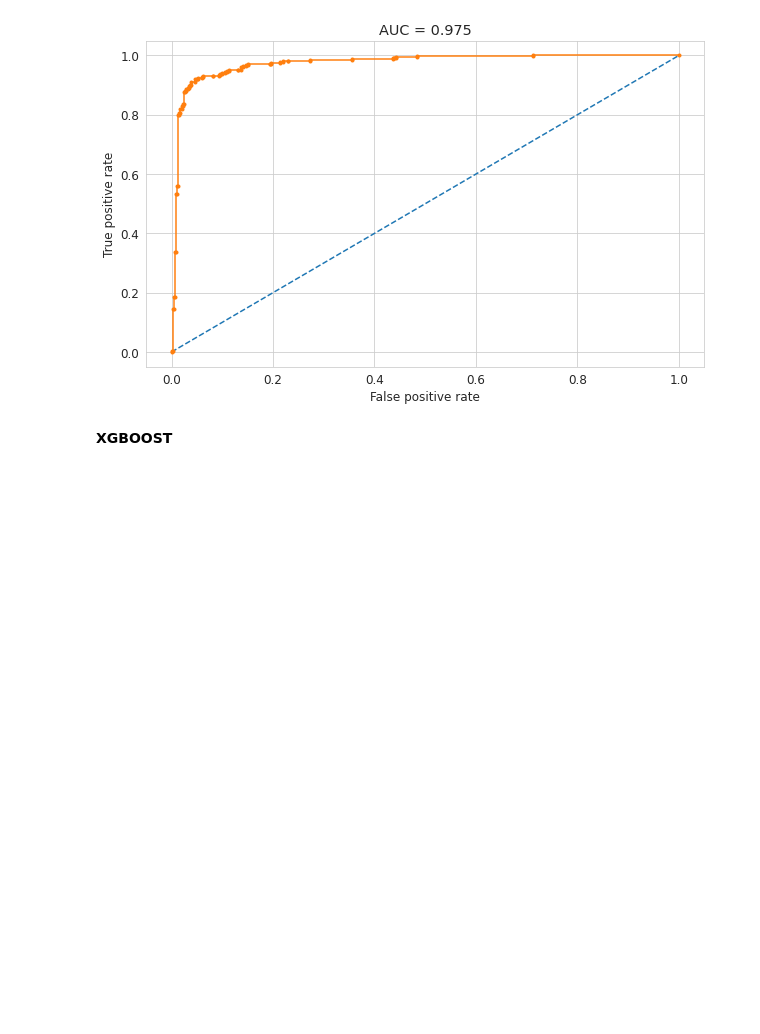
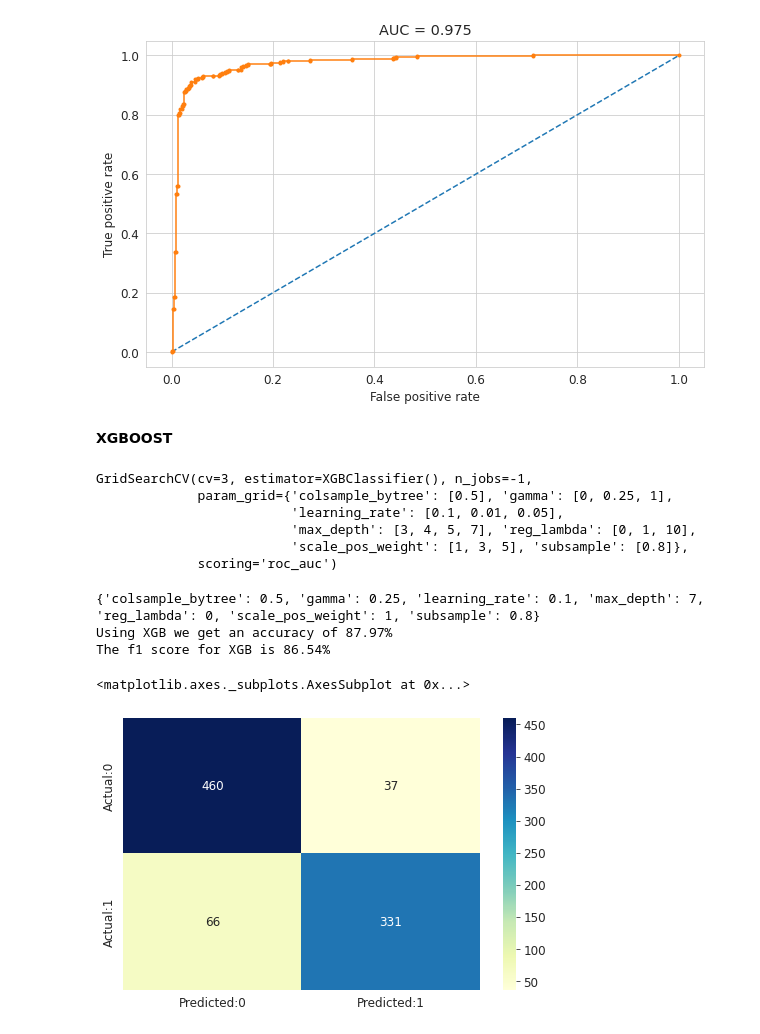
Before and after one commit to Ayushman0Singh/CardiovascularDiseaseRiskPrediction, a Jupyter notebook: CardiovascularRiskPrediction.ipynb, the cells around one changed output. Saved outputs shown, nothing was run; the diff lists cells and outputs as text; code cells hidden in the pictures; blank space fills up the shorter version.

Commit message:
XGboost, Comparision of all the models, conclusion

```diff
--- a/CardiovascularRiskPrediction.ipynb
+++ b/CardiovascularRiskPrediction.ipynb
@@ -715,3 +715,41 @@ plt.show()
 [figure]
 # %% [markdown]
 **XGBOOST**
+# %%
+import xgboost as xgb
+xgb_cl = xgb.XGBClassifier(objective="binary:logistic") # uing XGboost for binary classification
+param_grid = {"max_depth": [3, 4, 5, 7], "learning_rate": [0.1, 0.01, 0.05],"gamma": [0, 0.25, 1],"reg_lambda": [0, 1, 10],"scale_pos_weight": [1, 3, 5],
+              "subsample": [0.8],"colsample_bytree": [0.5]}
+xgb_clf = GridSearchCV(xgb_cl, param_grid, n_jobs=-1, cv=3, scoring="roc_auc")
+#training
+xgb_clf.fit(X_train,y_train)
+# %% [output]
+GridSearchCV(cv=3, estimator=XGBClassifier(), n_jobs=-1,
+             param_grid={'colsample_bytree': [0.5], 'gamma': [0, 0.25, 1],
+                         'learning_rate': [0.1, 0.01, 0.05],
+                         'max_depth': [3, 4, 5, 7], 'reg_lambda': [0, 1, 10],
+                         'scale_pos_weight': [1, 3, 5], 'subsample': [0.8]},
+             scoring='roc_auc')
+# %%
+#predictions
+xgb_predict = xgb_clf.predict(X_test)
+#accuracy
+xgb_accuracy = balanced_accuracy_score(y_test,xgb_predict)
+# best parameters and acccuracy
+print(xgb_clf.best_params_ )
+print(f"Using XGB we get an accuracy of {round(xgb_accuracy*100,2)}%")
+xgb_f1 = f1_score(y_test, xgb_predict)
+print(f'The f1 score for XGB is {round(xgb_f1*100,2)}%')
+# %% [output]
+{'colsample_bytree': 0.5, 'gamma': 0.25, 'learning_rate': 0.1, 'max_depth': 7, 'reg_lambda': 0, 'scale_pos_weight': 1, 'subsample': 0.8}
+Using XGB we get an accuracy of 87.97%
+The f1 score for XGB is 86.54%
+# %%
+#drawing a heat map of confusion matrix
+cm=confusion_matrix(y_test,xgb_predict)
+conf_matrix=pd.DataFrame(data=cm,columns=['Predicted:0','Predicted:1'],index=['Actual:0','Actual:1'])
+plt.figure(figsize = (8,5))
+sns.heatmap(conf_matrix, annot=True,fmt='d',cmap="YlGnBu")
+# %% [output]
+<matplotlib.axes._subplots.AxesSubplot at 0x...>
+[figure, added]
```
Also changed, not shown: parts of 5 cells of this notebook.
